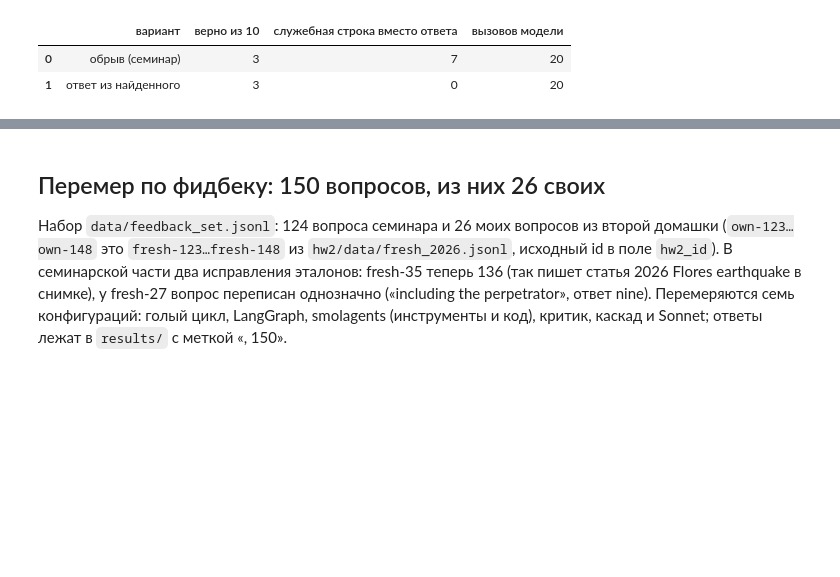
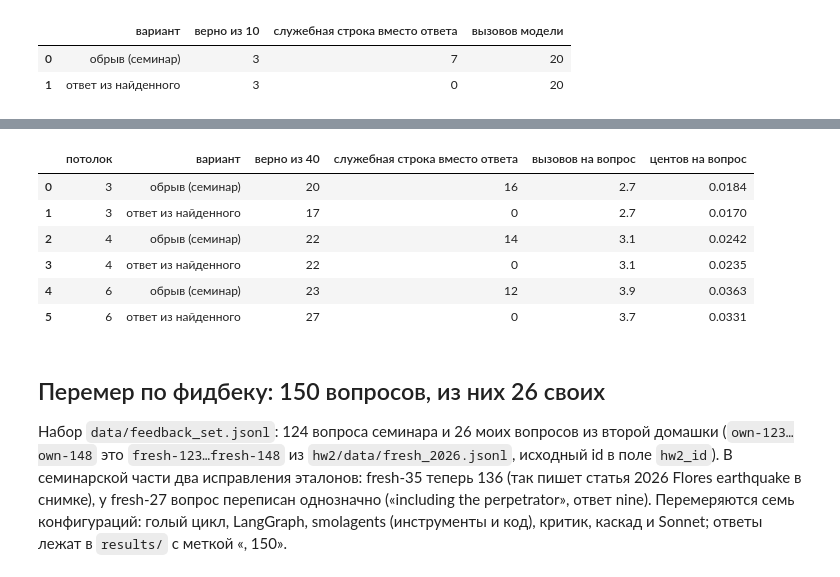
Before and after one commit to OGrabar/ai_agents, a Jupyter notebook: hw3/hw3.ipynb, the cells around one changed output, grey strips where cells are left out. Drawn from its saved outputs; the diff is of its cells as text; code cells hidden in the pictures; blank space fills up the shorter version.

Commit message:
Measure money cap at 3, 4 and 6 calls on 40 questions in homework 3, link review fixes to README sections

```diff
--- a/hw3/hw3.ipynb
+++ b/hw3/hw3.ipynb
@@ -749,3 +753,34 @@ pd.DataFrame(rows)
+# %%
+CAP_PATH = RES / "потолок_40.json"
+cap_tasks = tasks[:40]
+if CAP_PATH.exists():
+    cap_saved = json.loads(CAP_PATH.read_text(encoding="utf-8"))
+else:
+    cap_saved = []
+    for limit in (3, 4, 6):
+        for name, middleware in [("обрыв (семинар)", []), ("ответ из найденного", [answer_on_last_call(limit)])]:
+            agent_ = create_agent(lc_model(CHEAP), tools=LC_TOOLS, system_prompt=AGENT_SYSTEM,
+                                  middleware=middleware + [ModelCallLimitMiddleware(run_limit=limit, exit_behavior="end")])
+            TAG["now"] = f"потолок {limit}: {name}"
+            answers = pmap(lambda t: capped_answer(agent_, t["question"]), cap_tasks, 5)
+            cap_saved.append({"потолок": limit, "вариант": name, "answers": [{"id": t["id"], "answer": a} for t, a in zip(cap_tasks, answers)],
+                              "calls": [c for c in CALLS if c["tag"] == TAG["now"]]})
+    CAP_PATH.write_text(json.dumps(cap_saved, ensure_ascii=False), encoding="utf-8")
+
+by_id = {t["id"]: t for t in cap_tasks}
+pd.DataFrame([{"потолок": s["потолок"], "вариант": s["вариант"],
+               "верно из 40": sum(is_correct(by_id[a["id"]], a["answer"]) for a in s["answers"]),
+               "служебная строка вместо ответа": sum("limit" in str(a["answer"]).lower() for a in s["answers"]),
+               "вызовов на вопрос": round(len(s["calls"]) / len(cap_tasks), 1),
+               "центов на вопрос": round(sum(c["cost"] for c in s["calls"]) / len(cap_tasks) * 100, 4)} for s in cap_saved])
+# %% [output]
+|  | потолок | вариант | верно из 40 | служебная строка вместо ответа | вызовов на вопрос | центов на вопрос |
+| 0 | 3 | обрыв (семинар) | 20 | 16 | 2.7 | 0.0184 |
+| 1 | 3 | ответ из найденного | 17 | 0 | 2.7 | 0.0170 |
+| 2 | 4 | обрыв (семинар) | 22 | 14 | 3.1 | 0.0242 |
+| 3 | 4 | ответ из найденного | 22 | 0 | 3.1 | 0.0235 |
+| 4 | 6 | обрыв (семинар) | 23 | 12 | 3.9 | 0.0363 |
+| 5 | 6 | ответ из найденного | 27 | 0 | 3.7 | 0.0331 |
 # %% [markdown]
 ## Перемер по фидбеку: 150 вопросов, из них 26 своих
 
```
Also changed, not shown: parts of 1 cell of this notebook, 2 other files.
